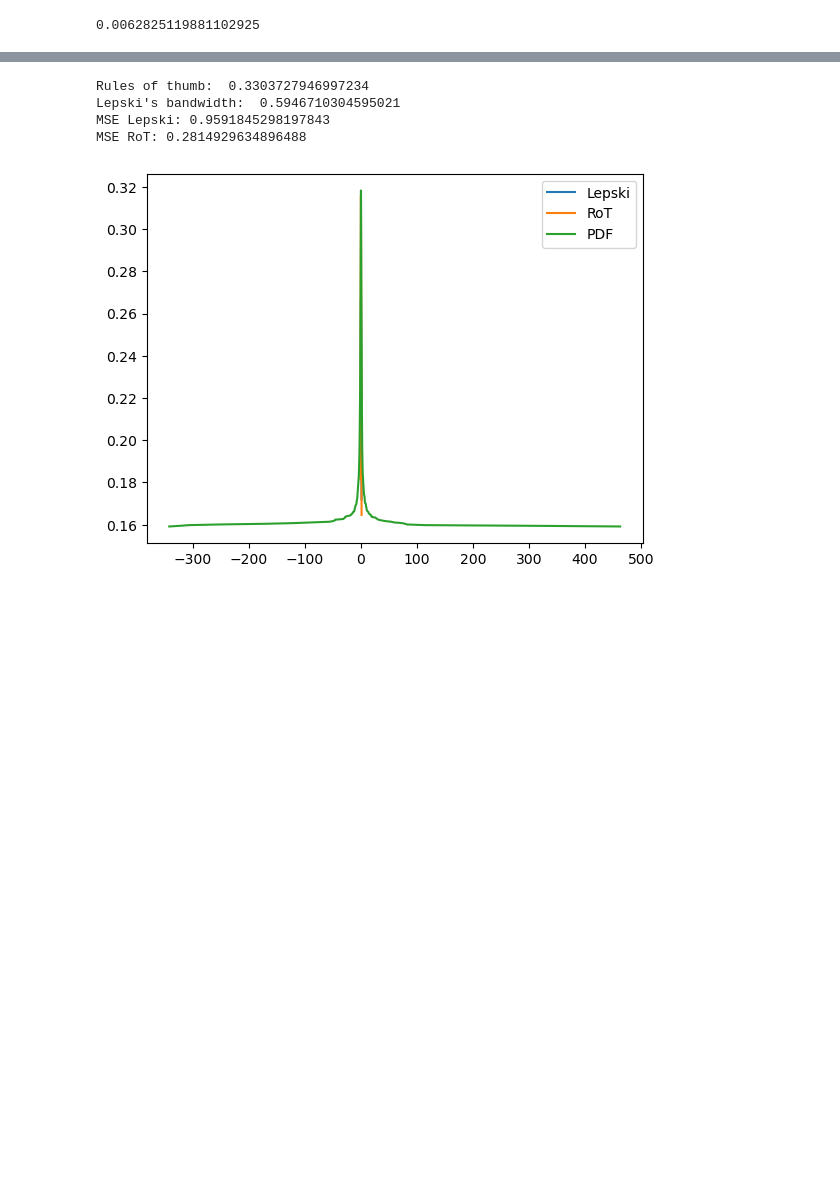
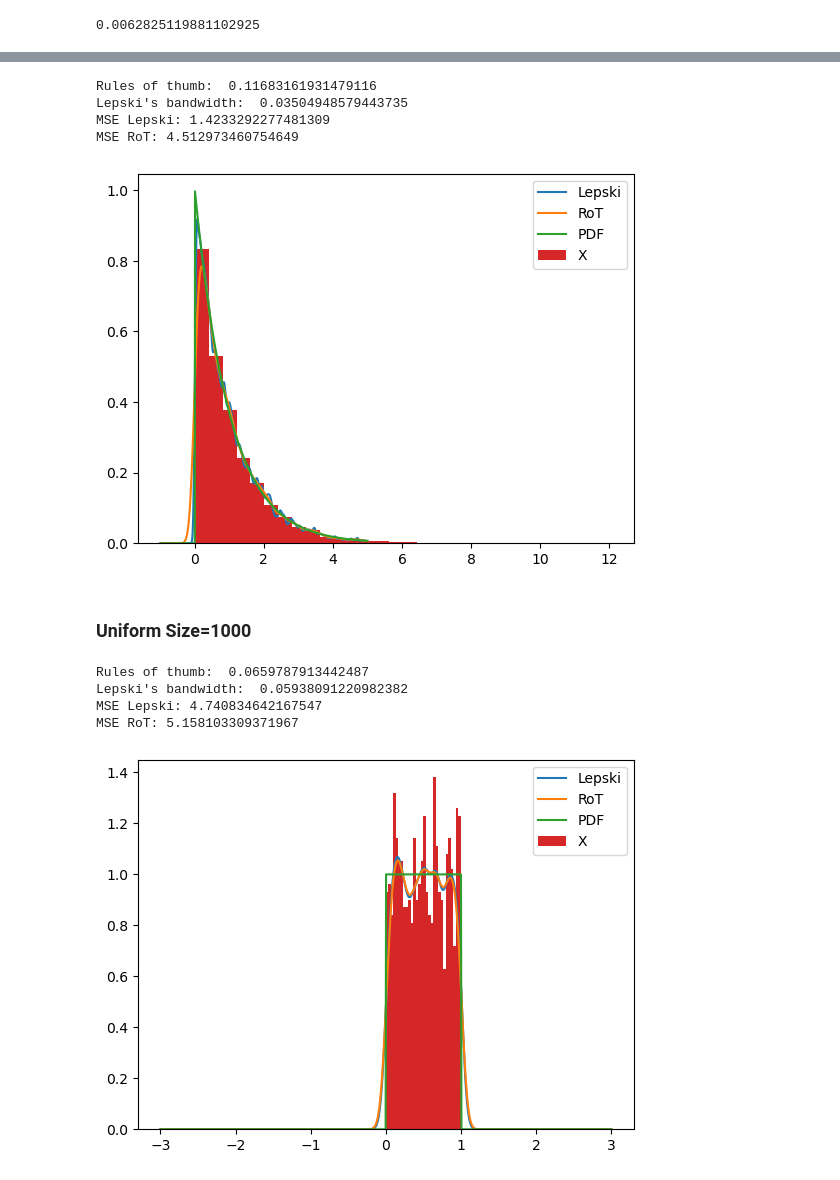
Before and after one commit to tcstrength/computer-science, a Jupyter notebook: math-statistics/indev/lepski_estimation.ipynb, the cells around one changed output, grey strips where cells are left out. Cells and saved outputs as stored; diff of their text form; code cells hidden in the pictures; blank space fills up the shorter version.

```diff
--- a/math-statistics/indev/lepski_estimation.ipynb
+++ b/math-statistics/indev/lepski_estimation.ipynb
@@ -288,15 +324,16 @@ MSE RoT: 7.457737548140188
 # %%
-distribution = stats.cauchy
+distribution = stats.expon
 K = load_kernel("gauss")
-X = distribution.rvs(size=1000)
+X = distribution.rvs(size=10000)
 # X = stats.norm.rvs(size=1000)
 rot_h = rules_of_thumb_h(X)
 optimal_h, pens = goldenshluger_lepski(K, np.linspace(0.3*rot_h, 3*rot_h, 10), X)
 
+
 print("Rules of thumb: ", rot_h)
 print("Lepski's bandwidth: ", optimal_h)
 
-Z = np.linspace(-1, 1, 1000)
+Z = np.linspace(-1, 5, 1000)
 out = []
 rot = []
 true = []
@@ -307,13 +344,49 @@ for z in Z:
 
 plt.plot(Z, out, label="Lepski")
 plt.plot(Z, rot, label="RoT")
-plt.plot(X, true, label="PDF")
+plt.plot(Z, true, label="PDF")
+plt.hist(X, density=True, bins=30, label="X")
 plt.legend()
 print(f"MSE Lepski: {sum((np.array(out) - np.array(true))**2)}")
 print(f"MSE RoT: {sum((np.array(rot) - np.array(true))**2)}")
 # %% [output]
-Rules of thumb:  0.3303727946997234
-Lepski's bandwidth:  0.5946710304595021
-MSE Lepski: 0.9591845298197843
-MSE RoT: 0.2814929634896488
+Rules of thumb:  0.11683161931479116
+Lepski's bandwidth:  0.03504948579443735
+MSE Lepski: 1.4233292277481309
+MSE RoT: 4.512973460754649
-[figure, old version]
+[figure, new version]
+# %% [markdown]
+### Uniform Size=1000
+# %%
+distribution = stats.uniform
+K = load_kernel("gauss")
+X = distribution.rvs(size=1000)
+# X = stats.norm.rvs(size=1000)
+rot_h = rules_of_thumb_h(X)
+optimal_h, pens = goldenshluger_lepski(K, np.linspace(0.3*rot_h, 3*rot_h, 10), X)
+
+print("Rules of thumb: ", rot_h)
+print("Lepski's bandwidth: ", optimal_h)
+
+Z = np.linspace(-3, 3, 1000)
+out = []
+rot = []
+true = []
+for z in Z:
+    out.append(compute_f_h(K, optimal_h, X, z))
+    rot.append(compute_f_h(K, rot_h, X, z))
+    true.append(distribution.pdf(z))
+
+plt.plot(Z, out, label="Lepski")
+plt.plot(Z, rot, label="RoT")
+plt.plot(Z, true, label="PDF")
+plt.hist(X, density=True, bins=30, label="X")
+plt.legend()
+print(f"MSE Lepski: {sum((np.array(out) - np.array(true))**2)}")
+print(f"MSE RoT: {sum((np.array(rot) - np.array(true))**2)}")
+# %% [output]
+Rules of thumb:  0.0659787913442487
+Lepski's bandwidth:  0.05938091220982382
+MSE Lepski: 4.740834642167547
+MSE RoT: 5.158103309371967
+[figure, added]
```
Also changed, not shown: parts of 13 cells of this notebook.
